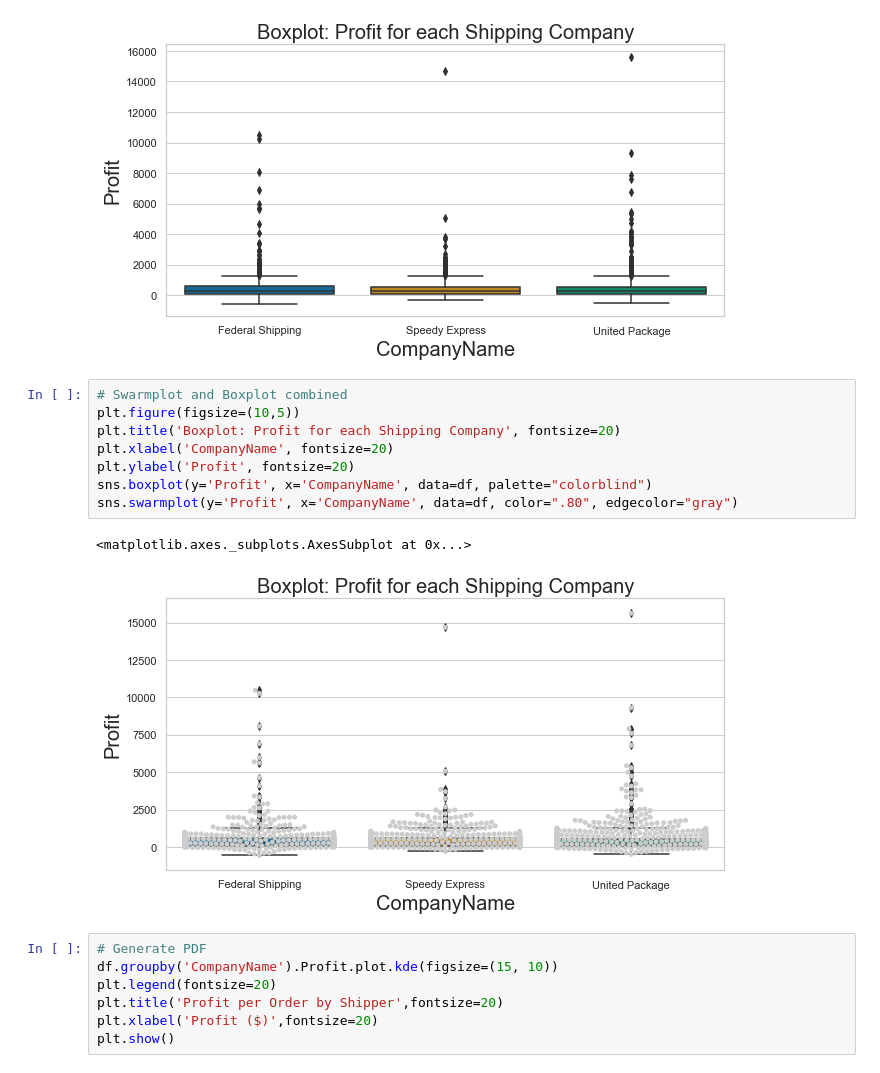
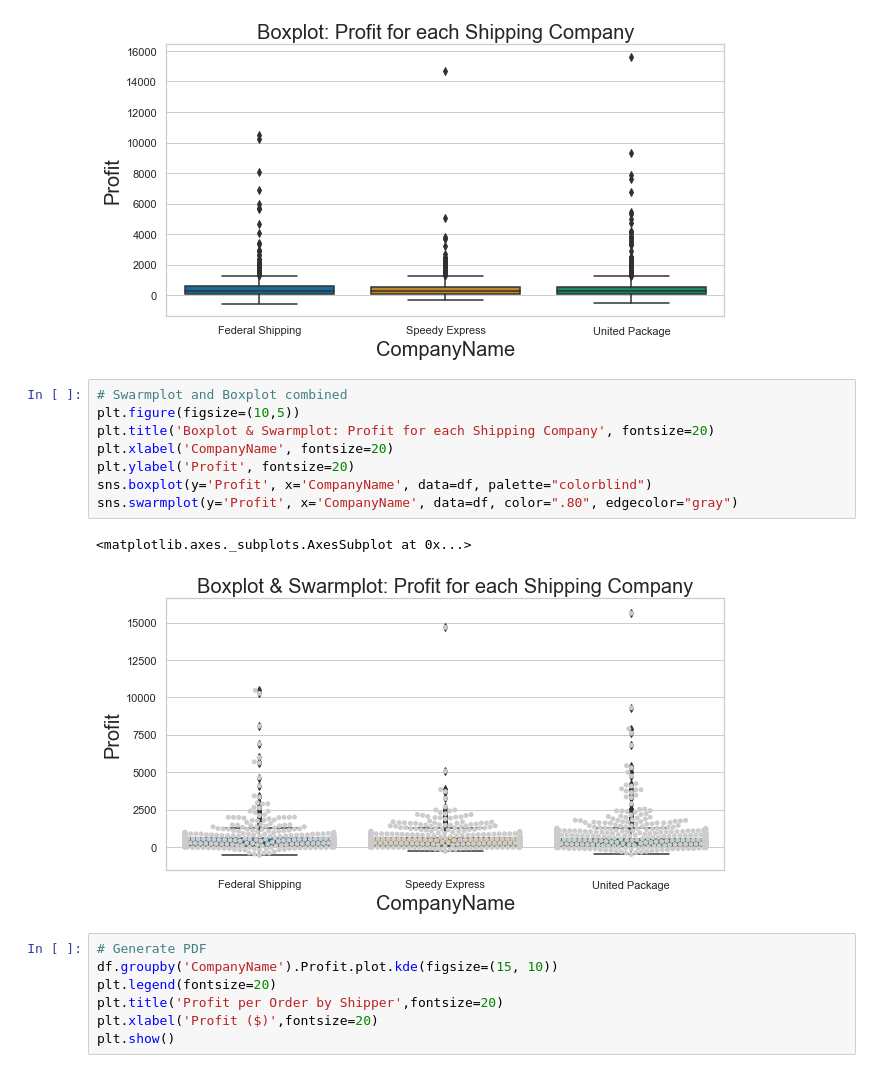
Before and after one commit to melisabardhi/Project2, a Jupyter notebook: Project 2.ipynb, the cells around one changed output. Cells and saved outputs as stored; diff of their text form.

```diff
--- a/Project 2.ipynb
+++ b/Project 2.ipynb
@@ -1308,14 +1352,14 @@ Text(0, 0.5, 'Profit')
 # %%
 # Swarmplot and Boxplot combined
 plt.figure(figsize=(10,5))
-plt.title('Boxplot: Profit for each Shipping Company', fontsize=20)
+plt.title('Boxplot & Swarmplot: Profit for each Shipping Company', fontsize=20)
 plt.xlabel('CompanyName', fontsize=20)
 plt.ylabel('Profit', fontsize=20)
 sns.boxplot(y='Profit', x='CompanyName', data=df, palette="colorblind")
 sns.swarmplot(y='Profit', x='CompanyName', data=df, color=".80", edgecolor="gray")
 # %% [output]
 <matplotlib.axes._subplots.AxesSubplot at 0x...>
-[figure, old version]
+[figure, new version]
 # %%
 # Generate PDF
 df.groupby('CompanyName').Profit.plot.kde(figsize=(15, 10))
```
Also changed, not shown: parts of 15 cells of this notebook, 2 other files.
